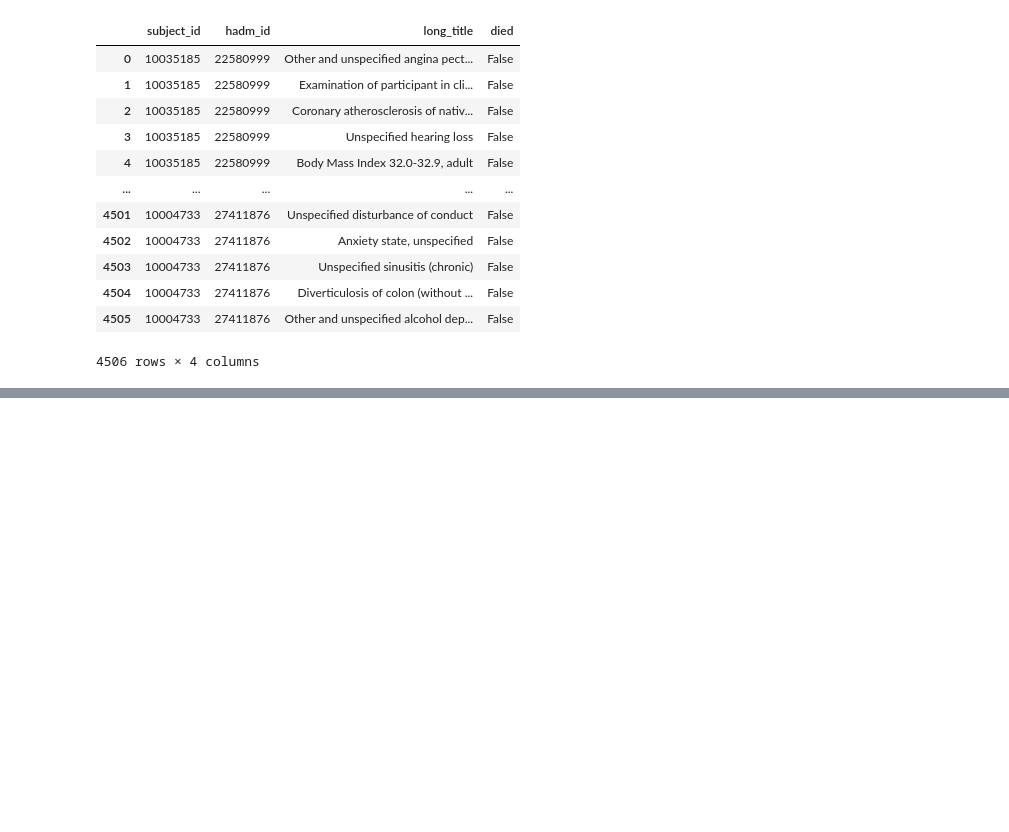
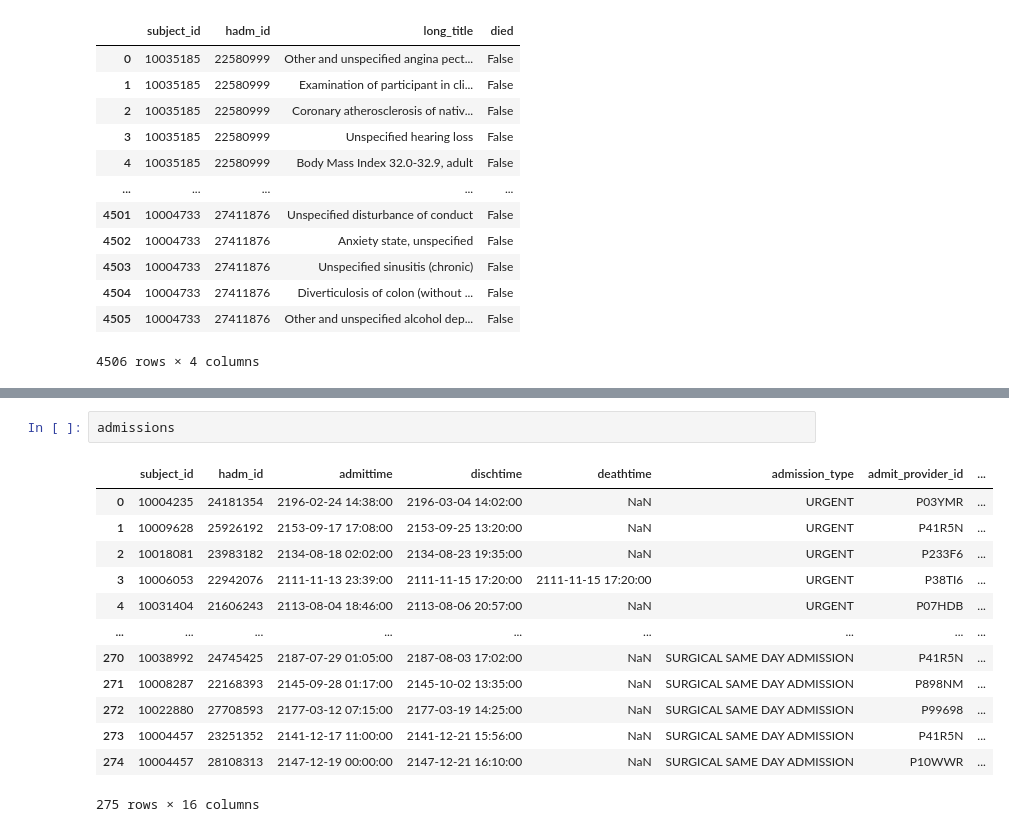
Before and after one commit to bizzfuzz/CHOP-comprehensive-hospital-outcome-prediction-system, a Jupyter notebook: CHOP.ipynb, the cells around one changed output, grey strips where cells are left out. Drawn from its saved outputs; the diff is of its cells as text; blank space fills up the shorter version.

```diff
--- a/CHOP.ipynb
+++ b/CHOP.ipynb
@@ -160,3 +152,19 @@ diagnoses_death_df
 | 4504 | 10004733 | M | 51 | 27411876 | Diverticulosis of colon (without ... | False |
 | 4505 | 10004733 | M | 51 | 27411876 | Other and unspecified alcohol dep... | False |
 4506 rows × 6 columns
+# %%
+admissions
+# %% [output]
+|  | subject_id | hadm_id | admittime | dischtime | deathtime | admission_type | admit_provider_id | ... |
+| 0 | 10004235 | 24181354 | 2196-02-24 14:38:00 | 2196-03-04 14:02:00 | NaN | URGENT | P03YMR | ... |
+| 1 | 10009628 | 25926192 | 2153-09-17 17:08:00 | 2153-09-25 13:20:00 | NaN | URGENT | P41R5N | ... |
+| 2 | 10018081 | 23983182 | 2134-08-18 02:02:00 | 2134-08-23 19:35:00 | NaN | URGENT | P233F6 | ... |
+| 3 | 10006053 | 22942076 | 2111-11-13 23:39:00 | 2111-11-15 17:20:00 | 2111-11-15 17:20:00 | URGENT | P38TI6 | ... |
+| 4 | 10031404 | 21606243 | 2113-08-04 18:46:00 | 2113-08-06 20:57:00 | NaN | URGENT | P07HDB | ... |
+| ... | ... | ... | ... | ... | ... | ... | ... | ... |
+| 270 | 10038992 | 24745425 | 2187-07-29 01:05:00 | 2187-08-03 17:02:00 | NaN | SURGICAL SAME DAY ADMISSION | P41R5N | ... |
+| 271 | 10008287 | 22168393 | 2145-09-28 01:17:00 | 2145-10-02 13:35:00 | NaN | SURGICAL SAME DAY ADMISSION | P898NM | ... |
+| 272 | 10022880 | 27708593 | 2177-03-12 07:15:00 | 2177-03-19 14:25:00 | NaN | SURGICAL SAME DAY ADMISSION | P99698 | ... |
+| 273 | 10004457 | 23251352 | 2141-12-17 11:00:00 | 2141-12-21 15:56:00 | NaN | SURGICAL SAME DAY ADMISSION | P41R5N | ... |
+| 274 | 10004457 | 28108313 | 2147-12-19 00:00:00 | 2147-12-21 16:10:00 | NaN | SURGICAL SAME DAY ADMISSION | P10WWR | ... |
+275 rows × 16 columns
```
Also changed, not shown: parts of 3 cells of this notebook.
